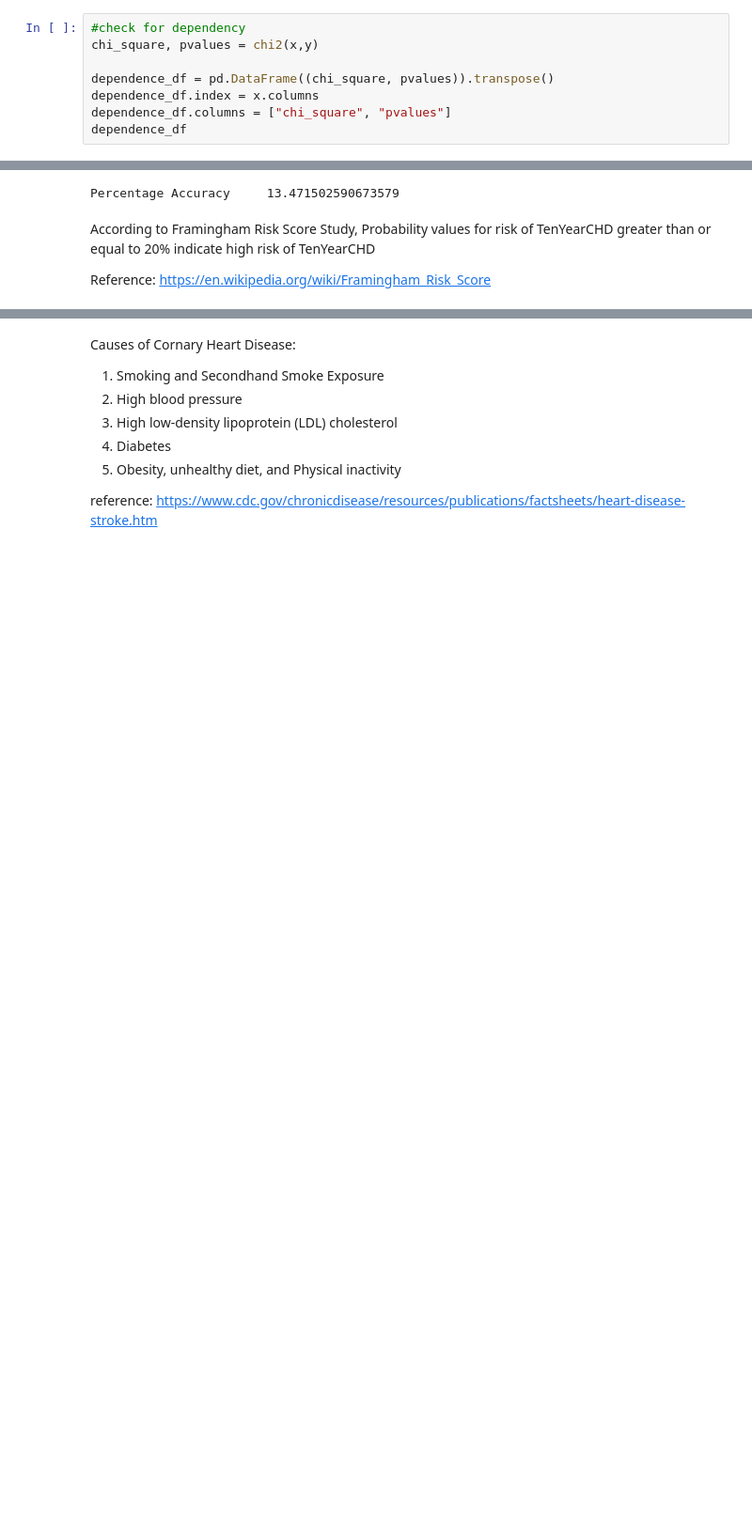
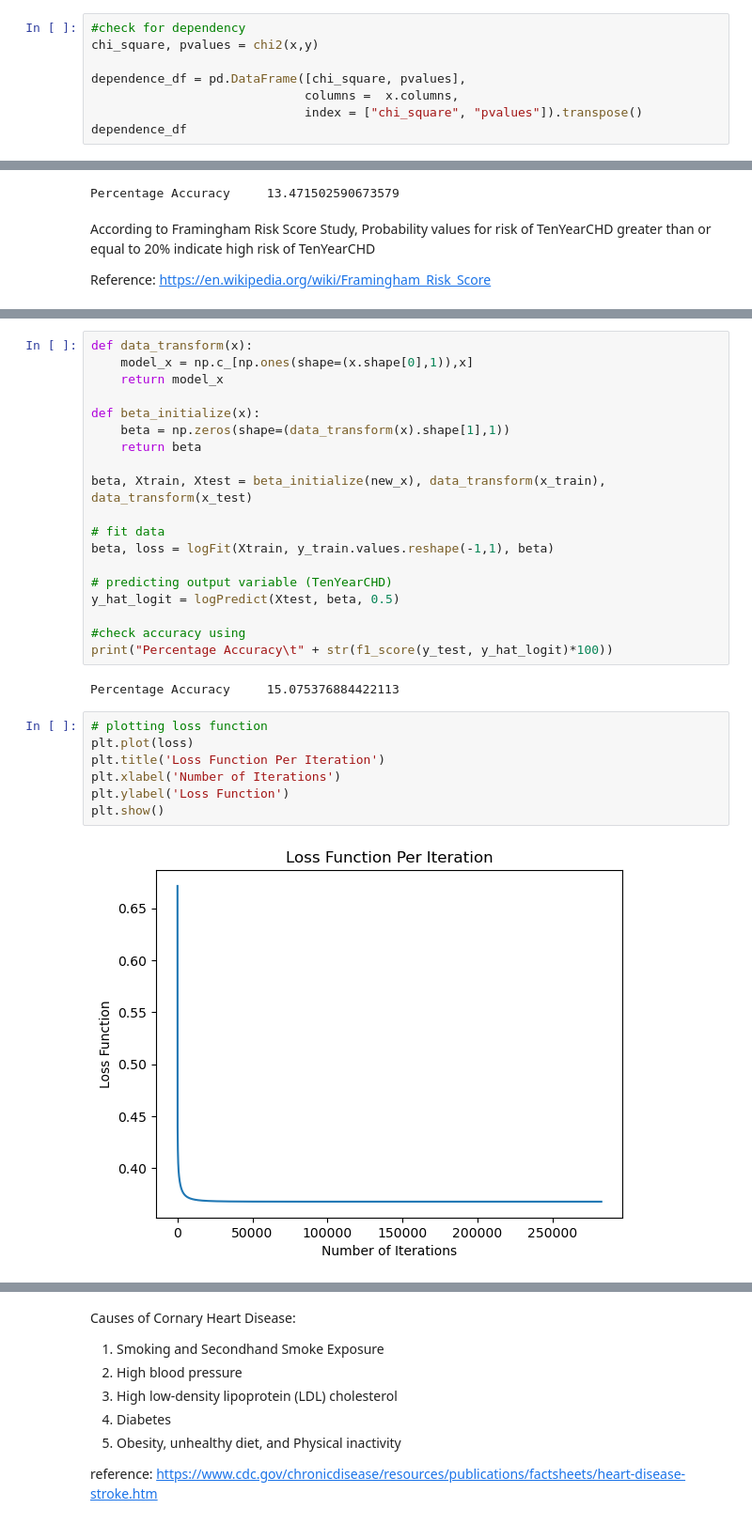
Before and after one commit to mshobanke/LogisticRegression, a Jupyter notebook: Prediction_of_Coronary_Heart_Disease_using_Logistic_Regression_Binary_Classifier.ipynb, the cells around one changed output, grey strips where cells are left out. Shown at 94% size. Saved outputs shown, nothing was run; the diff lists cells and outputs as text; blank space fills up the shorter version.

```diff
--- a/Prediction_of_Coronary_Heart_Disease_using_Logistic_Regression_Binary_Classifier.ipynb
+++ b/Prediction_of_Coronary_Heart_Disease_using_Logistic_Regression_Binary_Classifier.ipynb
@@ -67,9 +78,9 @@ x.shape, y.shape
 #check for dependency
 chi_square, pvalues = chi2(x,y)
 
-dependence_df = pd.DataFrame((chi_square, pvalues)).transpose()
-dependence_df.index = x.columns
-dependence_df.columns = ["chi_square", "pvalues"]
+dependence_df = pd.DataFrame([chi_square, pvalues],
+                             columns =  x.columns,
+                             index = ["chi_square", "pvalues"]).transpose()
 dependence_df
 # %% [output]
 |  | chi_square | pvalues |
@@ -114,0 +137,30 @@ Reference: https://en.wikipedia.org/wiki/Framingham_Risk_Score
+# %%
+def data_transform(x):
+    model_x = np.c_[np.ones(shape=(x.shape[0],1)),x]
+    return model_x
+
+def beta_initialize(x):
+    beta = np.zeros(shape=(data_transform(x).shape[1],1))
+    return beta
+
+beta, Xtrain, Xtest = beta_initialize(new_x), data_transform(x_train), data_transform(x_test)
+
+# fit data
+beta, loss = logFit(Xtrain, y_train.values.reshape(-1,1), beta)
+
+# predicting output variable (TenYearCHD)
+y_hat_logit = logPredict(Xtest, beta, 0.5)
+
+#check accuracy using
+print("Percentage Accuracy\t" + str(f1_score(y_test, y_hat_logit)*100))
+# %% [output]
+Percentage Accuracy     15.075376884422113
+# %%
+# plotting loss function
+plt.plot(loss)
+plt.title('Loss Function Per Iteration')
+plt.xlabel('Number of Iterations')
+plt.ylabel('Loss Function')
+plt.show()
+# %% [output]
+[figure, added]
```
Also changed, not shown: parts of 39 cells of this notebook, 5 other files.
